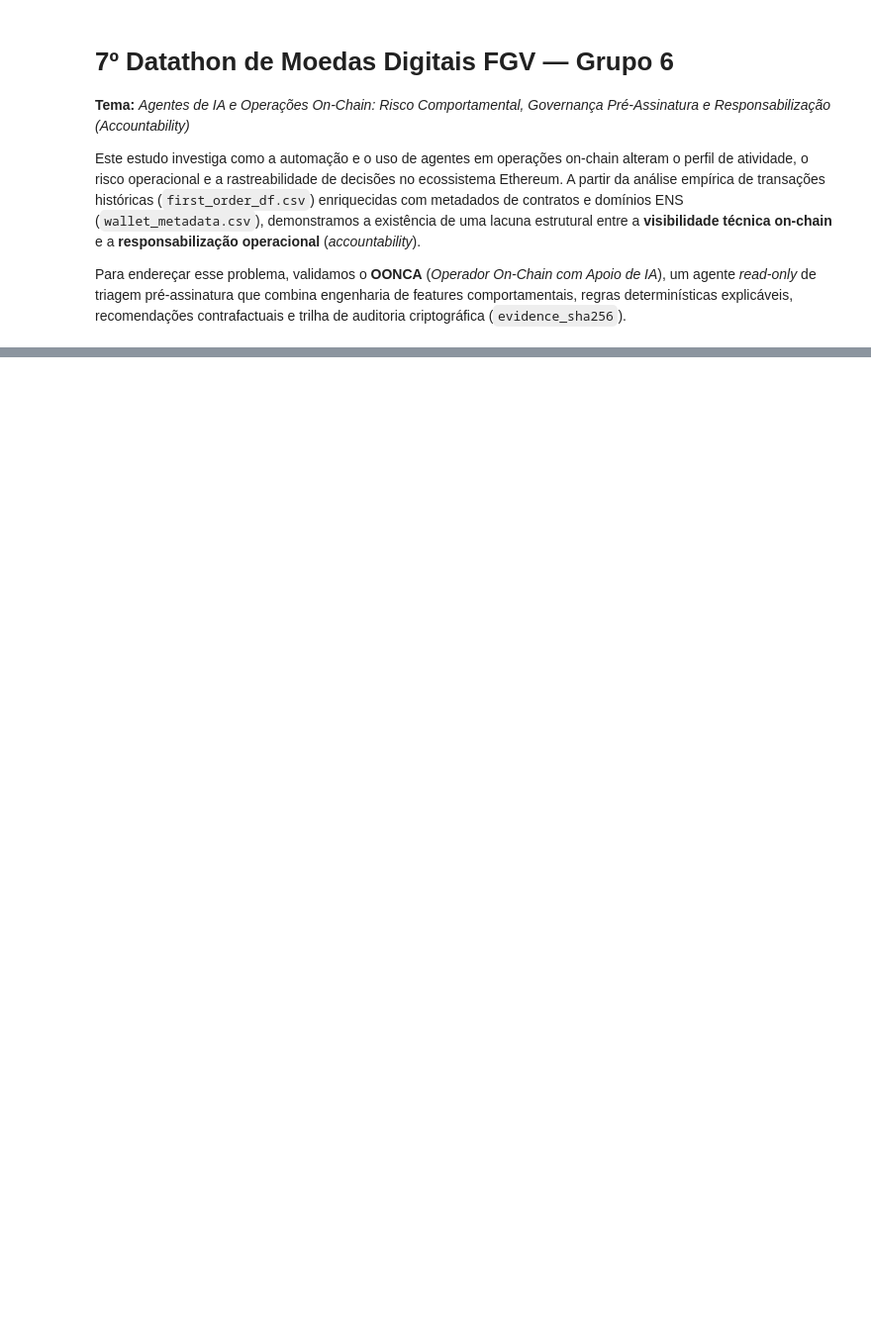
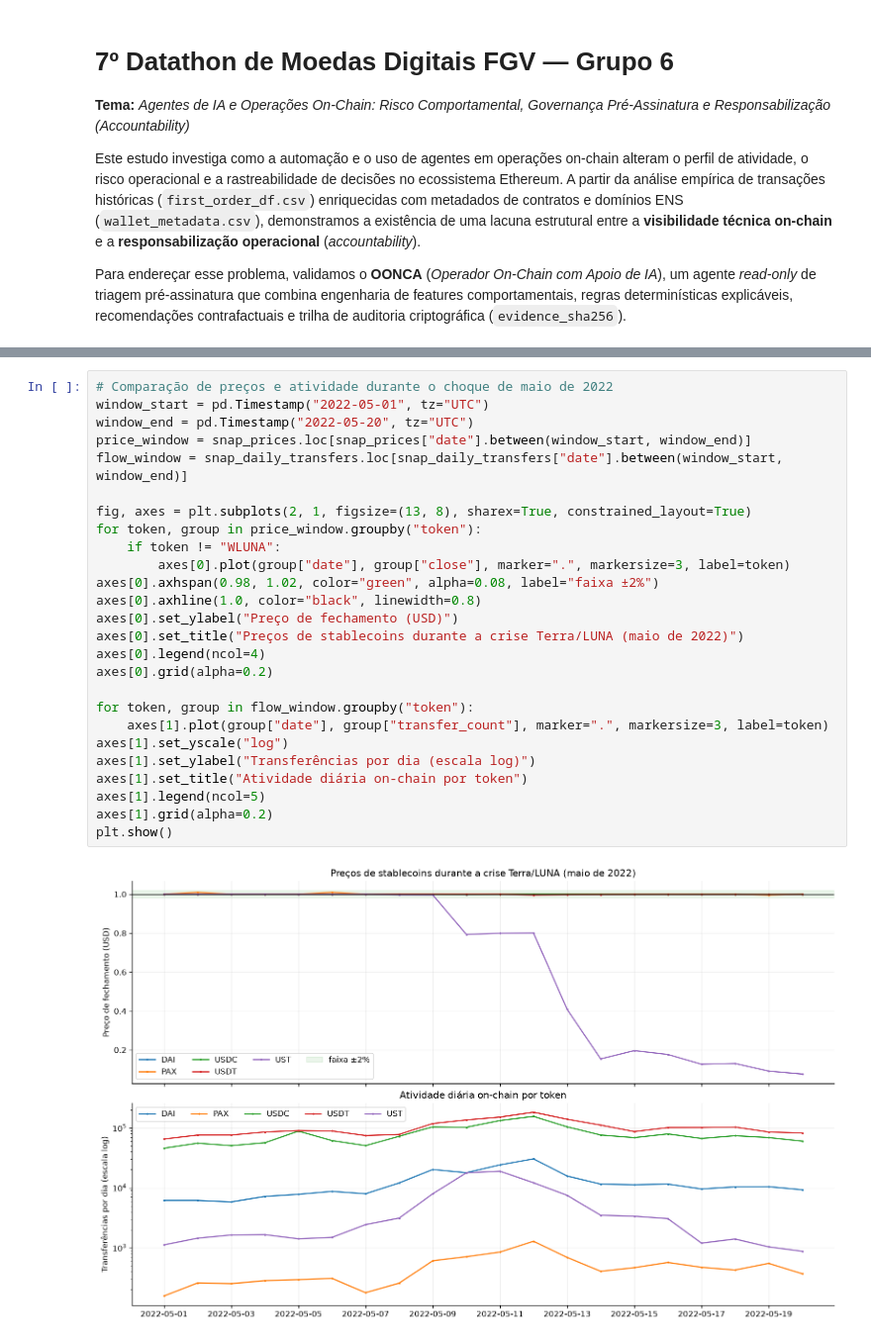
Before and after one commit to gustavofelicidade/moedas-digitais-g6, a Jupyter notebook: notebooks/entregavel_datathon_fgv.ipynb, the cells around one changed output, grey strips where cells are left out. Shown at 99% size. Drawn from its saved outputs; the diff is of its cells as text; blank space fills up the shorter version.

Commit message:
feat: add stablecoin

```diff
--- a/notebooks/entregavel_datathon_fgv.ipynb
+++ b/notebooks/entregavel_datathon_fgv.ipynb
@@ -643,0 +615,28 @@ Sinais de Automação Detectados: {'flagged': True, 'signals': ['Alta cadência
+# %%
+# Comparação de preços e atividade durante o choque de maio de 2022
+window_start = pd.Timestamp("2022-05-01", tz="UTC")
+window_end = pd.Timestamp("2022-05-20", tz="UTC")
+price_window = snap_prices.loc[snap_prices["date"].between(window_start, window_end)]
+flow_window = snap_daily_transfers.loc[snap_daily_transfers["date"].between(window_start, window_end)]
+
+fig, axes = plt.subplots(2, 1, figsize=(13, 8), sharex=True, constrained_layout=True)
+for token, group in price_window.groupby("token"):
+    if token != "WLUNA":
+        axes[0].plot(group["date"], group["close"], marker=".", markersize=3, label=token)
+axes[0].axhspan(0.98, 1.02, color="green", alpha=0.08, label="faixa ±2%")
+axes[0].axhline(1.0, color="black", linewidth=0.8)
+axes[0].set_ylabel("Preço de fechamento (USD)")
+axes[0].set_title("Preços de stablecoins durante a crise Terra/LUNA (maio de 2022)")
+axes[0].legend(ncol=4)
+axes[0].grid(alpha=0.2)
+
+for token, group in flow_window.groupby("token"):
+    axes[1].plot(group["date"], group["transfer_count"], marker=".", markersize=3, label=token)
+axes[1].set_yscale("log")
+axes[1].set_ylabel("Transferências por dia (escala log)")
+axes[1].set_title("Atividade diária on-chain por token")
+axes[1].legend(ncol=5)
+axes[1].grid(alpha=0.2)
+plt.show()
+# %% [output]
+[figure, added]
```
Also changed, not shown: parts of 20 cells of this notebook, 15 other files.
